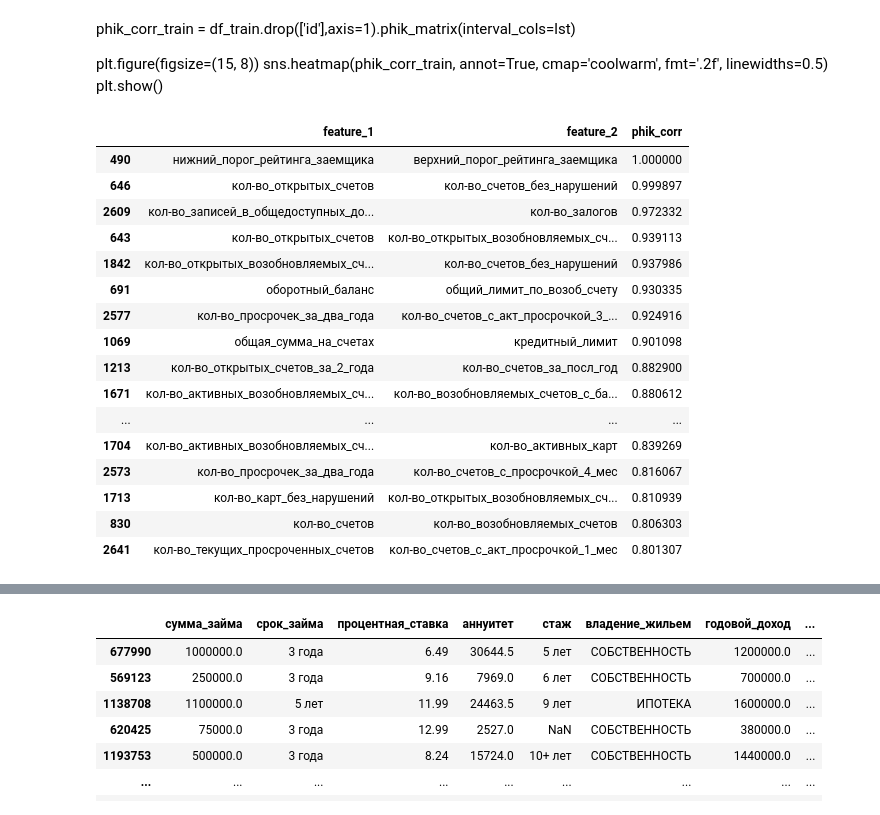
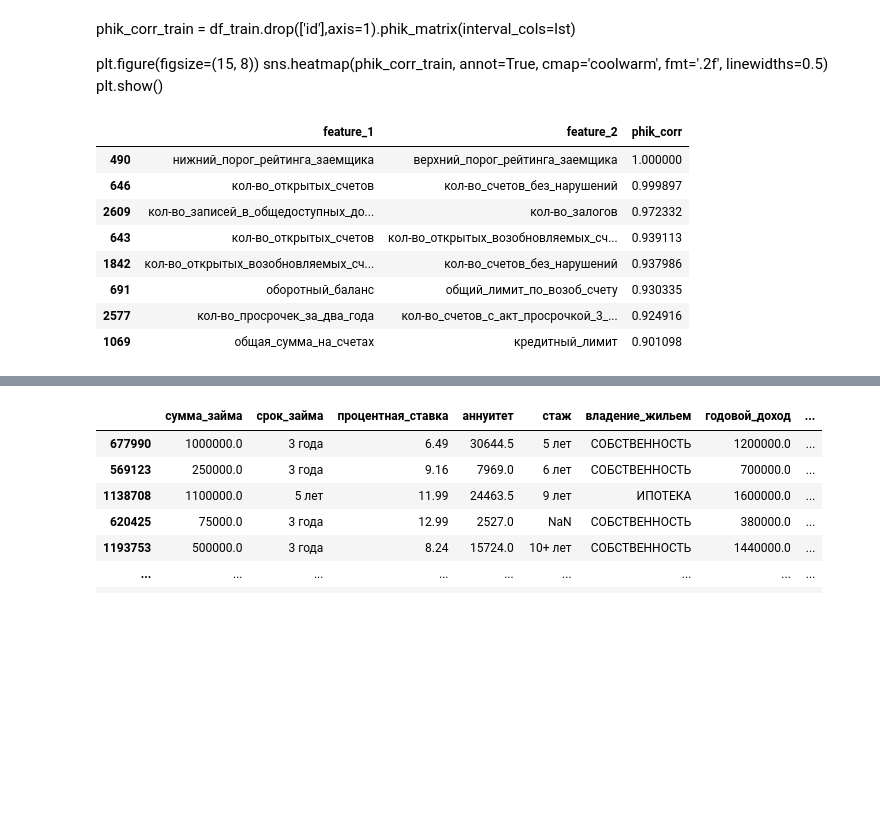
Before and after one commit to Mazay72/SCORING, a Jupyter notebook: scoring.ipynb, the cells around one changed output, grey strips where cells are left out. Cells and saved outputs as stored; diff of their text form; code cells hidden in the pictures; blank space fills up the shorter version.

```diff
--- a/scoring.ipynb
+++ b/scoring.ipynb
@@ -331,26 +319,0 @@ len(lst)
-# %%
-def clear_dataset(data: pd.DataFrame):
-    df = data.copy()
-    lst_many_isna = []
-    for i in df.columns:
-        if df[i].isna().sum() / len(df[i]) >= 0.5:
-            lst_many_isna.append(i)
-
-    df =  df.drop(['id'] + lst_many_isna, axis=1)
-
-    cat_like_num = list(df.select_dtypes(include=['object', 'category', 'bool']))
-
-    for i in df.columns[1:]:
-        if (df[i].dtype == int or df[i].dtype == float) and df[i].nunique()  <= 30:
-            cat_like_num.append(i)
-
-    lst_many_uniq = []
-    for i in cat_like_num:
-        if df[i].nunique() > 30:
-            lst_many_uniq.append(i)
-
-    df =  df.drop(lst_many_uniq, axis=1)
-
-    #for i in df.columns:
-        #df[i] = df[i].fillna('NaN')
-    return df
@@ -375,2 +409,4 @@ df_train_clean
+# %%
+NUM_COLS, CAT_COLS, df_train_clear = clear_dataset(df_train,fraction=best_frac)
 # %%
-df_train_EDA = df_train_clean.sample(frac=best_frac,random_state=RANDOM_STATE)
+df_train_EDA = df_train_clear.sample(frac=best_frac,random_state=RANDOM_STATE)
@@ -383,5 +412,0 @@ for i in df_train_EDA.columns[1:]:
-# %%
-NUM_COLS = df_train_EDA.select_dtypes(include=['number']).columns
-NUM_COLS = [i for i in NUM_COLS if i not in cat_like_num][1:]
-
-CAT_COLS = list(df_train_EDA.select_dtypes(include=['object', 'category', 'bool']).columns) + cat_like_num
@@ -509,40 +512,32 @@ for col in CAT_COLS:
 phik_corr = df_phik.phik_matrix(interval_cols=NUM_COLS)  # <- NUM_COLS — твои числовые фичи
 # %%
 # Установка порога корреляции
-threshold = 0.8
+threshold = 0.9
 
 # Преобразуем phi_k матрицу в "вытянутую" таблицу
 phik_flat = (
     phik_corr.where(np.triu(np.ones(phik_corr.shape), k=1).astype(bool))  # только верхняя треугольная часть
     .stack()  # убираем NaN и превращаем в Series с MultiIndex
     .reset_index()  # превращаем индексы в колонки
 )
 
 phik_flat.columns = ['feature_1', 'feature_2', 'phik_corr']
 strong_corr = phik_flat[phik_flat['phik_corr'] >= threshold]
 
 # Сортируем по убыванию корреляции
 strong_corr = strong_corr.sort_values(by='phik_corr', ascending=False)
 
-strong_corr.head(30)  # Показываем топ-20
+#strong_corr.head(30)  # Показываем топ-20
 # %% [output]
 |  | feature_1 | feature_2 | phik_corr |
 | 490 | нижний_порог_рейтинга_заемщика | верхний_порог_рейтинга_заемщика | 1.000000 |
 | 646 | кол-во_открытых_счетов | кол-во_счетов_без_нарушений | 0.999897 |
 | 2609 | кол-во_записей_в_общедоступных_до... | кол-во_залогов | 0.972332 |
 | 643 | кол-во_открытых_счетов | кол-во_открытых_возобновляемых_сч... | 0.939113 |
 | 1842 | кол-во_открытых_возобновляемых_сч... | кол-во_счетов_без_нарушений | 0.937986 |
 | 691 | оборотный_баланс | общий_лимит_по_возоб_счету | 0.930335 |
 | 2577 | кол-во_просрочек_за_два_года | кол-во_счетов_с_акт_просрочкой_3_... | 0.924916 |
 | 1069 | общая_сумма_на_счетах | кредитный_лимит | 0.901098 |
-| 1213 | кол-во_открытых_счетов_за_2_года | кол-во_счетов_за_посл_год | 0.882900 |
-| 1671 | кол-во_активных_возобновляемых_сч... | кол-во_возобновляемых_счетов_с_ба... | 0.880612 |
-| ... | ... | ... | ... |
-| 1704 | кол-во_активных_возобновляемых_сч... | кол-во_активных_карт | 0.839269 |
-| 2573 | кол-во_просрочек_за_два_года | кол-во_счетов_с_просрочкой_4_мес | 0.816067 |
-| 1713 | кол-во_карт_без_нарушений | кол-во_открытых_возобновляемых_сч... | 0.810939 |
-| 830 | кол-во_счетов | кол-во_возобновляемых_счетов | 0.806303 |
-| 2641 | кол-во_текущих_просроченных_счетов | кол-во_счетов_с_акт_просрочкой_1_мес | 0.801307 |
 # %%
 list(strong_corr['feature_2'])
 # %% [output]
```
Also changed, not shown: parts of 25 cells of this notebook.
